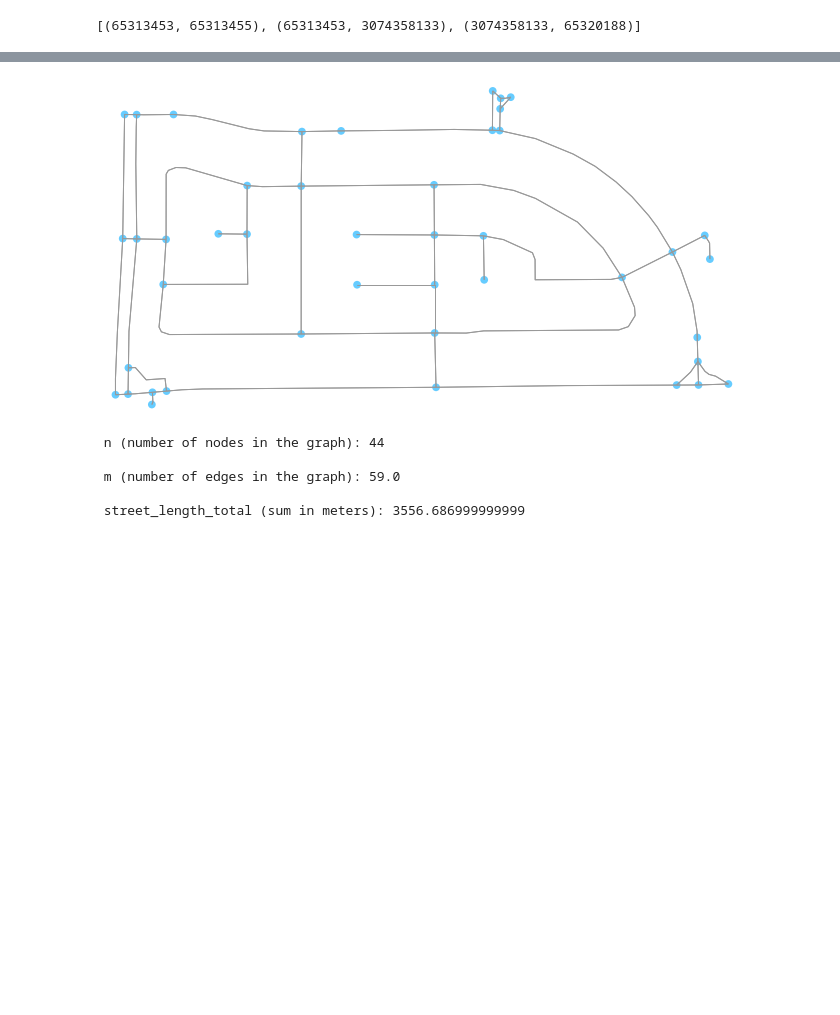
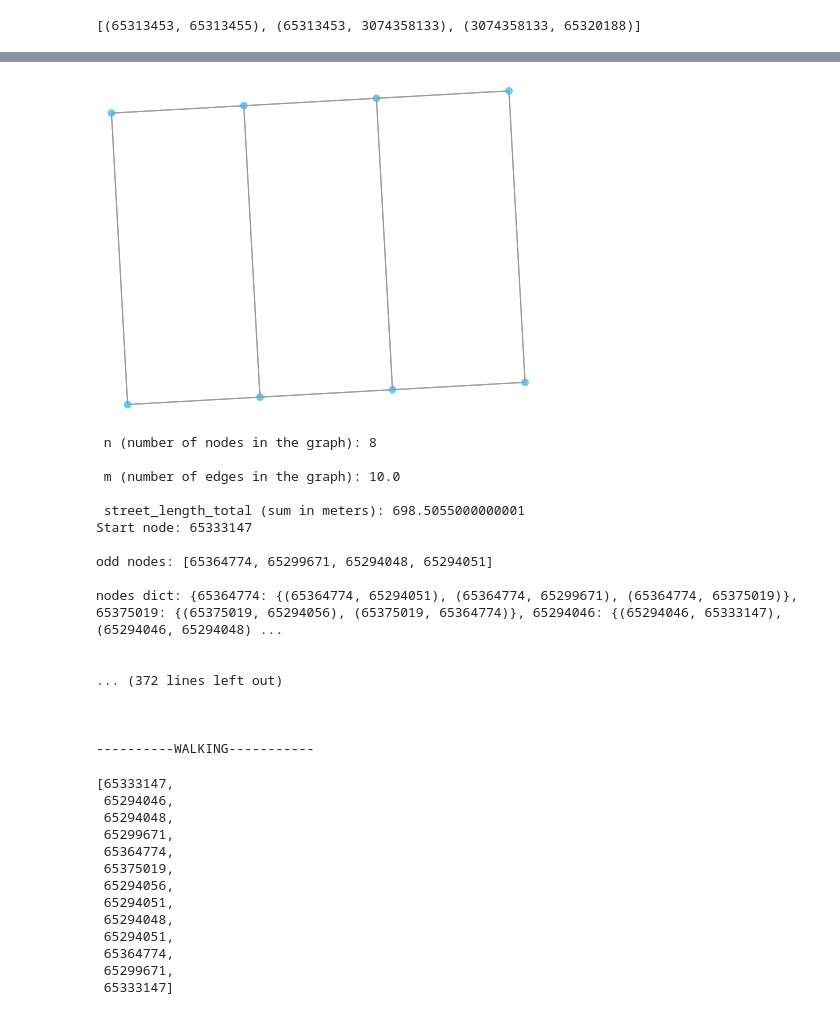
Before and after one commit to paigemoody/postman-paths, a Jupyter notebook: graph_constructor_notebook.ipynb, the cells around one changed output, grey strips where cells are left out. Saved outputs shown, nothing was run; the diff lists cells and outputs as text; code cells hidden in the pictures; blank space fills up the shorter version.

```diff
--- a/graph_constructor_notebook.ipynb
+++ b/graph_constructor_notebook.ipynb
@@ -1130,34 +1171,55 @@ def get_list_of_edges_by_traversal_count(edge_traversals_dict):
 
 def make_euler_circuit(start_node, graph):
 
+
     print("Start node:", start_node)
 
     # SET UP EULER GRAPH
     # get all odd nodes on graph
     odd_nodes = get_odd_nodes(graph)
 
+    print("\nodd nodes:", odd_nodes)
+
     # get all possible pairings for odd nodes in graph
     nodes_dict = make_nodes_dict(G)
+
+    print("\nnodes dict:", nodes_dict)
+
+    # STARTS GETTING REAL SLOW
 
     # get list of all possible pairings of odd nodes:
     possible_pairings_list = get_list_of_all_pairs_lists(odd_nodes)
 
+    print("\npossible_pairings_list:", possible_pairings_list)
+
     # get the length of each possible pairing of odd nodes
-    length_pairings_lists_dict = get_dict_length_pairings_lists(possible_pairings_list)
+    length_pairings_lists_dict = get_dict_length_pairings_lists(possible_pairings_list, graph)
+
+    print("\nlength pairings lists dict:", length_pairings_lists_dict)
 
     # get the odd nodes pairing that has the shortest distance
     optimal_pairing_list_dict = get_optimal_pairing_list_dict(length_pairings_lists_dict)
 
+    print("\noptimal_pairing_list_dict:", optimal_pairing_list_dict)
+
     # get list of edges that will need to be traversed twice
-    twice_traversal_list = get_all_double_back_edges(optimal_pairing_list_dict)
+    twice_traversal_list = get_all_double_back_edges(optimal_pairing_list_dict, graph)
+
+    print("\ntwice_traversal_list:", twice_traversal_list)
 
     # get dict of edges and how many times each needs to be traversed
     edge_traversals_dict_eulerian = make_traversal_dict_with_added_edges(twice_traversal_list, graph)
 
+    print("\nedge_traversals_dict_eulerian:", edge_traversals_dict_eulerian)
+
     # get list of all edges that need to be traversed, multiple traversal edges are included multiple times
     all_edges_in_euler_graph = get_list_of_edges_by_traversal_count(edge_traversals_dict_eulerian)
 
+    print("\nall_edges_in_euler_graph:", all_edges_in_euler_graph)
+
     # ---- #
+
+    print("\n\n\n\n\n\n\n\nBUILDING CIRCUIT")
 
     # GET EULER CIRCUIT
 
@@ -1235,31 +1347,63 @@ def make_euler_circuit(start_node, graph):
 # %%
-# TEST ON A DIFFERENT GRAPH
+# TEST ON A DIFFERENT GRAPH (2)
 
 # BUILD GRAPH & GET STATS
 
 # set bbox bounds: (will eventually come from drawing)
 
-north =  37.37095867427206 #  max lat
-south = 37.36621782045308  #  min lat
-east = -122.00300216674805 #  max lng
-west =  -122.01424598693846#  min lng
+north =  37.75929869586487 #  max lat
+south = 37.75705938421993  #  min lat
+east = -122.49148607254027 #  max lng
+west = -122.49528408050537#  min lng
 
 # create graph
 G = ox.graph_from_bbox(north, south, east, west, network_type='walk')
 
 # display graph
 ox.plot_graph(G, node_size=60)
 
 # Get graph info
 basic_stats = ox.basic_stats(G)
 
 print("\n n (number of nodes in the graph):", basic_stats['n'])
 print("\n m (number of edges in the graph):", basic_stats['m']/2) # because it's an undirected graph
 print("\n street_length_total (sum in meters):", basic_stats['street_length_total']/2)
+
+# start_node_test = choice(list(G.nodes))
+
+start_node_test = 65333147
+
+
+make_euler_circuit(start_node_test, G)
 # %% [output]
-[figure, old version]
+[figure, new version]
- n (number of nodes in the graph): 44
+ n (number of nodes in the graph): 8
 
- m (number of edges in the graph): 59.0
+ m (number of edges in the graph): 10.0
 
- street_length_total (sum in meters): 3556.686999999999
+ street_length_total (sum in meters): 698.5055000000001
+Start node: 65333147
+
+odd nodes: [65364774, 65299671, 65294048, 65294051]
+
+nodes dict: {65364774: {(65364774, 65294051), (65364774, 65299671), (65364774, 65375019)}, 65375019: {(65375019, 65294056), (65375019, 65364774)}, 65294046: {(65294046, 65333147), (65294046, 65294048) ...
+
+
+... (372 lines left out)
+
+
+
+----------WALKING-----------
+[65333147,
+ 65294046,
+ 65294048,
+ 65299671,
+ 65364774,
+ 65375019,
+ 65294056,
+ 65294051,
+ 65294048,
+ 65294051,
+ 65364774,
+ 65299671,
+ 65333147]
```
Also changed, not shown: parts of 16 cells of this notebook, 1 other file.
